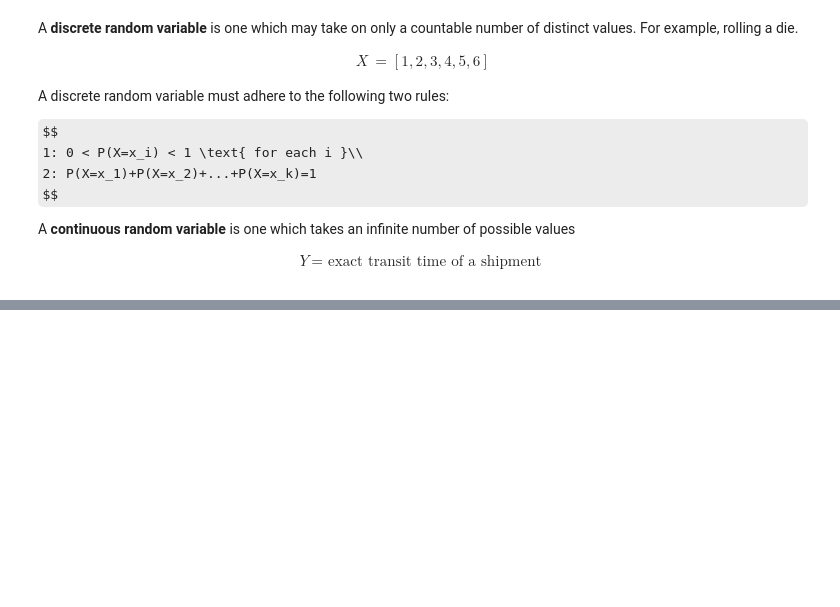
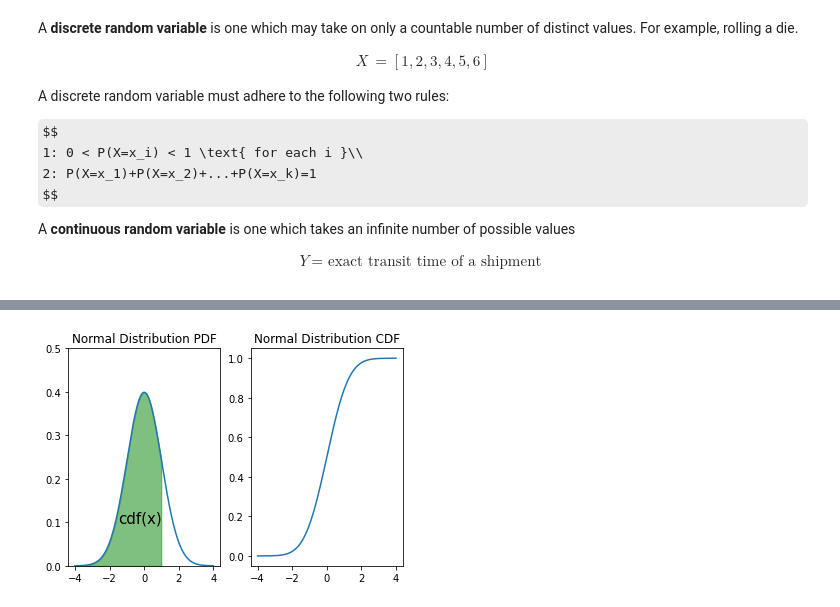
Before and after one commit to Per48edjes/Misc-DA-Prob-Stat, a Jupyter notebook: Lesson_3/intro_to_random_variables.ipynb, the cells around one changed output, grey strips where cells are left out. Drawn from its saved outputs; the diff is of its cells as text; code cells hidden in the pictures; some formulas as TeX source; blank space fills up the shorter version.

```diff
--- a/Lesson_3/intro_to_random_variables.ipynb
+++ b/Lesson_3/intro_to_random_variables.ipynb
@@ -117 +169,18 @@ plt.hist(share_times, bins=20)
+# %%
+#Let's take a step back and visualize the relationship between the PDF and CDF
+
+fig, (ax1, ax2) = plt.subplots(1,2)
+x= np.arange(-4,4,0.001)
+ax1.plot(x, norm.pdf(x))
+px=np.arange(-4,1,0.01)
+ax1.set_ylim(0,0.5)
+ax1.fill_between(px,norm.pdf(px),alpha=0.5, color='g')
+ax1.set_title('Normal Distribution PDF')
+# for text
+ax1.text(-1.5,0.1,"cdf(x)", fontsize=15)
+ax2.plot(x, norm.cdf(x))
+ax2.set_title('Normal Distribution CDF')
+plt.show()
+# %% [output]
+[figure, added]
 # %%
```
Also changed, not shown: parts of 16 cells of this notebook, 2 other files.
